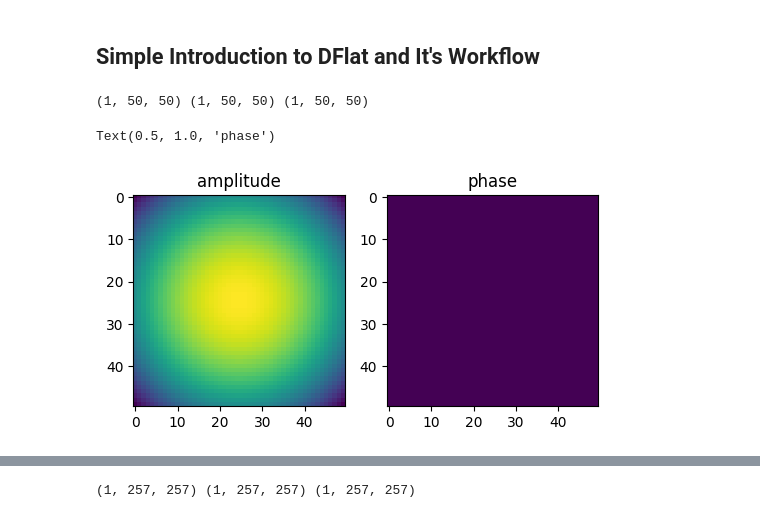
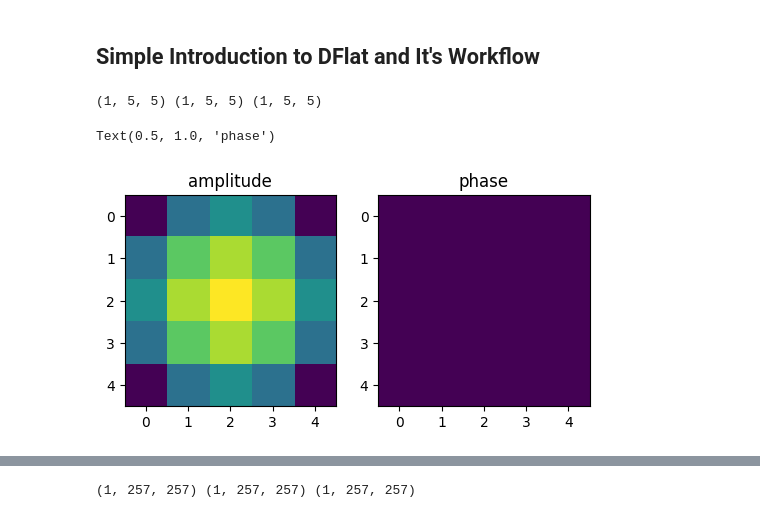
Before and after one commit to BillZhucn/DFlat, a Jupyter notebook: scripts/demo.ipynb, the cells around one changed output, grey strips where cells are left out. Drawn from its saved outputs; the diff is of its cells as text; code cells hidden in the pictures.

Commit message:
Update demo to use 5x5 metasurface data
Added the new 5x5 metasurface data file and updated demo.ipynb output and visualization to reflect the new (1, 5, 5) data shape.

```diff
--- a/scripts/demo.ipynb
+++ b/scripts/demo.ipynb
@@ -12,24 +12,24 @@ from dflat.plot_utilities import mp_format
 from dflat.propagation.propagators_legacy import PointSpreadFunction  # Using the legacy version as it takes wavelength as a forward input instead of initialization input
 # %%
 amp, phase, aperture = Gaussian_lens(
-    in_size=[50, 50],
+    in_size=[5,5],
     in_dx_m=[300e-9, 300e-9],
     wavelength_set_m=[600e-9],
     depth_set_m=[1e-3],
     waist_set_m=[1e-3]
 )
 # returns focusing profiles of shape [Z, Lam, H, W]
 print(amp.shape, phase.shape, aperture.shape)
 
 fig, ax = plt.subplots(1,2, figsize=(6,3))
 ax[0].imshow(amp[0]*aperture[0])
 ax[0].set_title("amplitude")
 ax[1].imshow(phase[0])
 ax[1].set_title("phase")
 # %% [output]
-(1, 50, 50) (1, 50, 50) (1, 50, 50)
+(1, 5, 5) (1, 5, 5) (1, 5, 5)
 Text(0.5, 1.0, 'phase')
-[figure, old version]
+[figure, new version]
 # %%
 # Reverse look-up to find the metasurface that implements the target profile
 model_name = "Nanocylinders_TiO2_U300H600"
```
Also changed, not shown: parts of 4 cells of this notebook, 1 other file.
